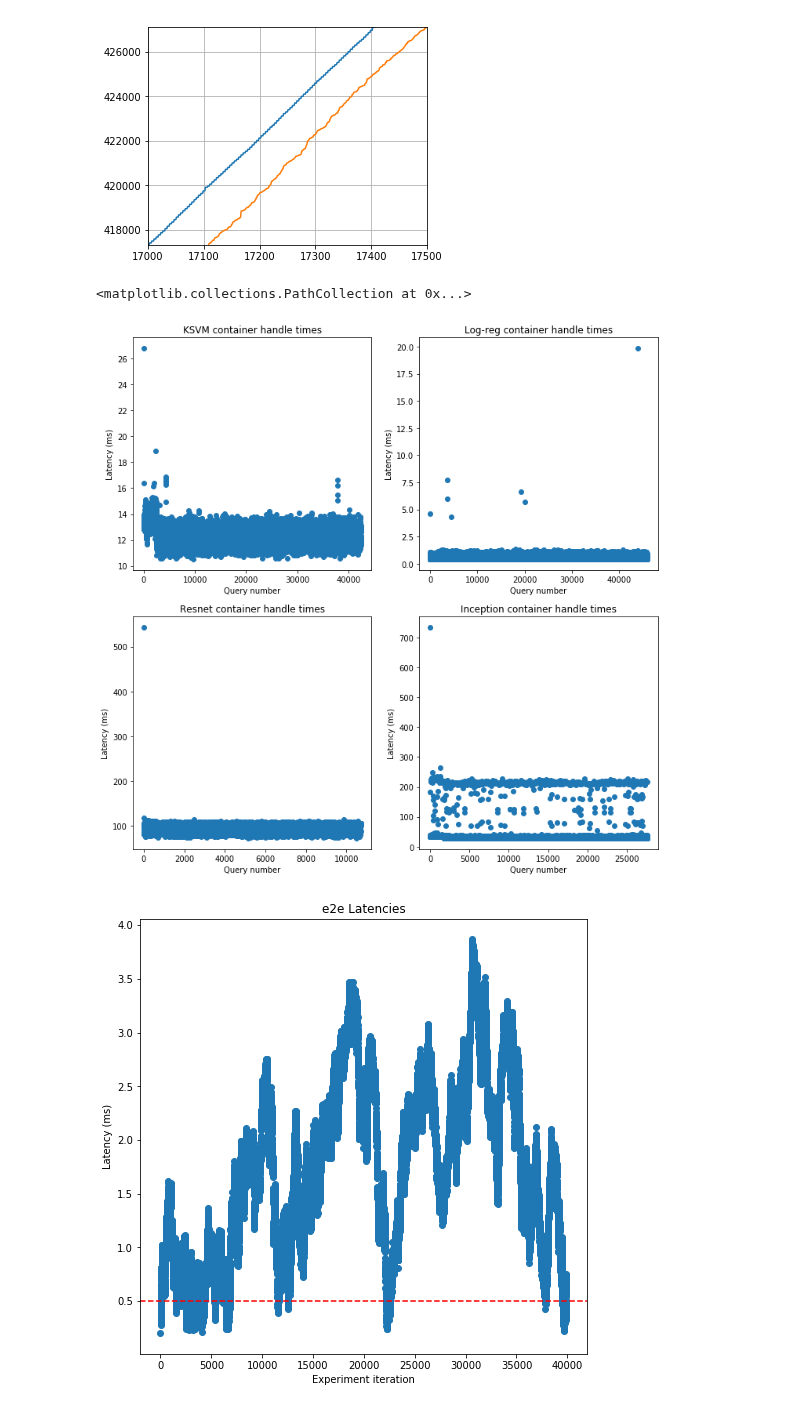
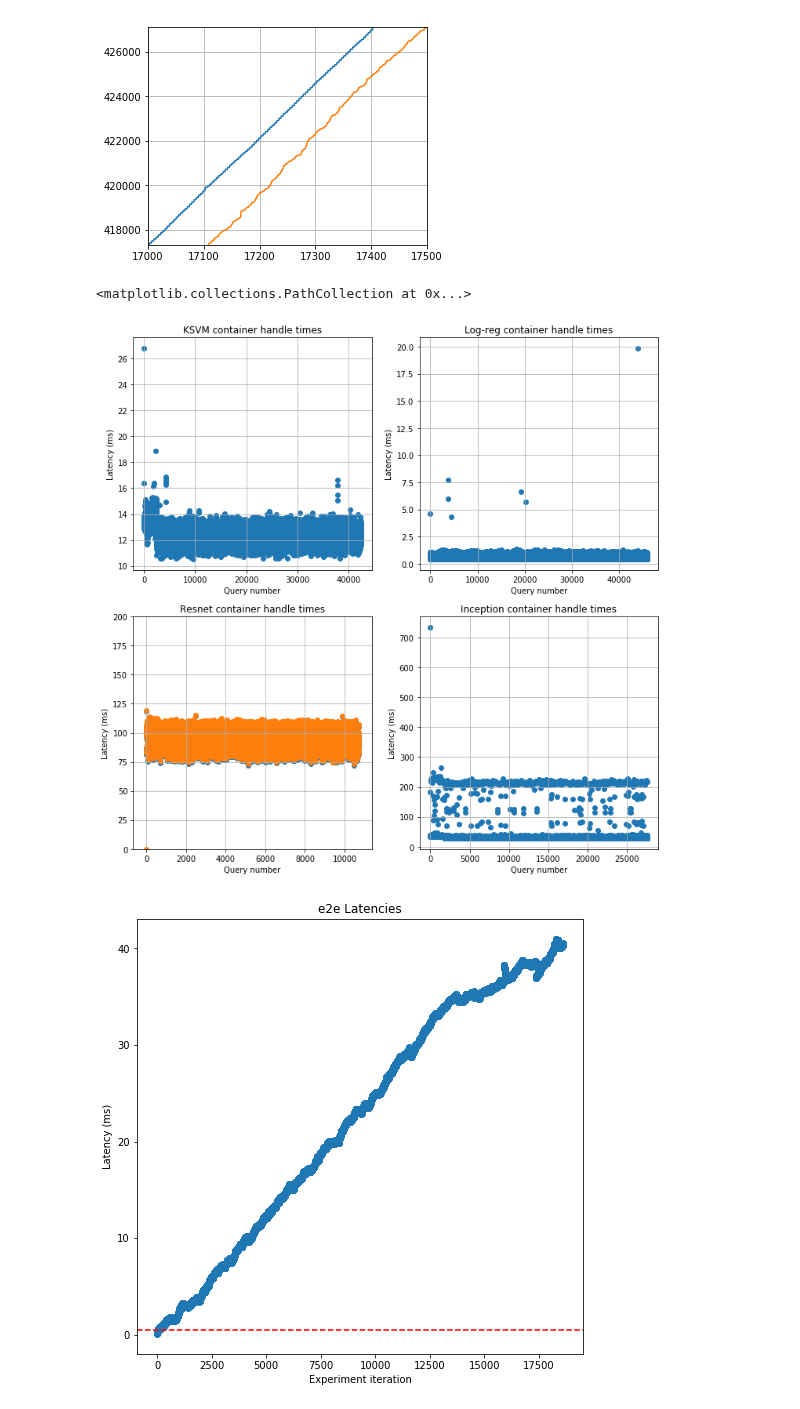
Before and after one commit to dcrankshaw/plots-model-comp-paper, a Jupyter notebook: plotting/e2e_distribution_plotting.ipynb, the cells around one changed output. Drawn from its saved outputs; the diff is of its cells as text; code cells hidden in the pictures.

Commit message:
Some minor changes to plots

```diff
--- a/plotting/e2e_distribution_plotting.ipynb
+++ b/plotting/e2e_distribution_plotting.ipynb
@@ -21,7 +21,7 @@ def cache_extractions(FN, timestamps=False):
     all_metrics = d["client_metrics"][0]["all_metrics"]
     result = {}
     for i in range(len(all_metrics)):
-        data_lists = all_metrics[i]["data_lists"]
+        data_lists = all_metrics[i]["metrics"]["data_lists"]
         for item in data_lists:
             key = item.keys()[0]
             key = unicodedata.normalize('NFKD', key).encode('ascii','ignore')
@@ -78,7 +78,12 @@ image_driver_1_models = [
     "inception"
 ]
 
-ID1_500, ID1_500_hollistic = cache_extractions(HOME+"/"+"incep_1-logreg_1-ksvm_1-resnet_1-180313_232608.json", timestamps=True)
+half_image_driver_1_models = [
+    "tf-resnet-feats",
+    "inception"
+]
+
+half_ID1_500, half_ID1_500_hollistic = cache_extractions(HOME+"/"+"incep_1-logreg_1-ksvm_1-resnet_1-180316_192619.json", timestamps=True)
 
 def clean_extraction(extraction):
     # taking off the first 25% of the records to be sure the warmup time is removed
@@ -87,8 +92,8 @@ def clean_extraction(extraction):
         value = value[sorted_timestamps] # sort data by timestamps
         extraction[key] = value[value.shape[0]/20:] # cut off the first fourth from warmup effects
 
-clean_extraction(ID1_500)
+clean_extraction(half_ID1_500)
 
-for key, value in ID1_500.iteritems():
+for key, value in half_ID1_500.iteritems():
     print key, value.shape
 # %% [output]
@@ -358,28 +360,34 @@ plt.grid(True)
 # %%
 plt.figure(figsize=(12,12))
 plt.subplot(2,2,1)
+plt.grid(True)
 plt.title("KSVM container handle times")
 plt.xlabel("Query number")
 plt.ylabel("Latency (ms)")
 plt.scatter(np.arange(ksvm_handle_times.shape[0]), ksvm_handle_times)
 plt.subplot(2,2,2)
+plt.grid(True)
 plt.title("Log-reg container handle times")
 plt.xlabel("Query number")
 plt.ylabel("Latency (ms)")
 plt.scatter(np.arange(log_reg_handle_times.shape[0]), log_reg_handle_times)
 plt.subplot(2,2,3)
+plt.grid(True)
+plt.ylim([0,200])
 plt.title("Resnet container handle times")
 plt.xlabel("Query number")
 plt.ylabel("Latency (ms)")
 plt.scatter(np.arange(resnet_handle_times.shape[0]), resnet_handle_times)
+plt.scatter(np.arange(resnet_loop_times.shape[0]), resnet_loop_times, alpha=1)
 plt.subplot(2,2,4)
+plt.grid(True)
 plt.title("Inception container handle times")
 plt.xlabel("Query number")
 plt.ylabel("Latency (ms)")
 plt.scatter(np.arange(inception_handle_times.shape[0]), inception_handle_times)
 # %% [output]
 <matplotlib.collections.PathCollection at 0x...>
-[figure, old version]
+[figure, new version]
 # %%
 def plot_e2e_lats(cached_extractions):
     plt.figure(figsize=(8,8))
@@ -390,9 +398,9 @@ def plot_e2e_lats(cached_extractions):
     plt.axhline(y=0.5, color='r', linestyle='--', )
     plt.ylabel("Latency (ms)")
 # %%
-plot_e2e_lats(ID1_500_hollistic)
+plot_e2e_lats(half_ID1_500_hollistic)
 # %% [output]
-[figure, old version]
+[figure, new version]
 # %%
 def plot_mean_effective_batchsizes(cached_extraction):
     plt.figure(figsize=(8,8))
```
Also changed, not shown: parts of 12 cells of this notebook, 1 other file.
